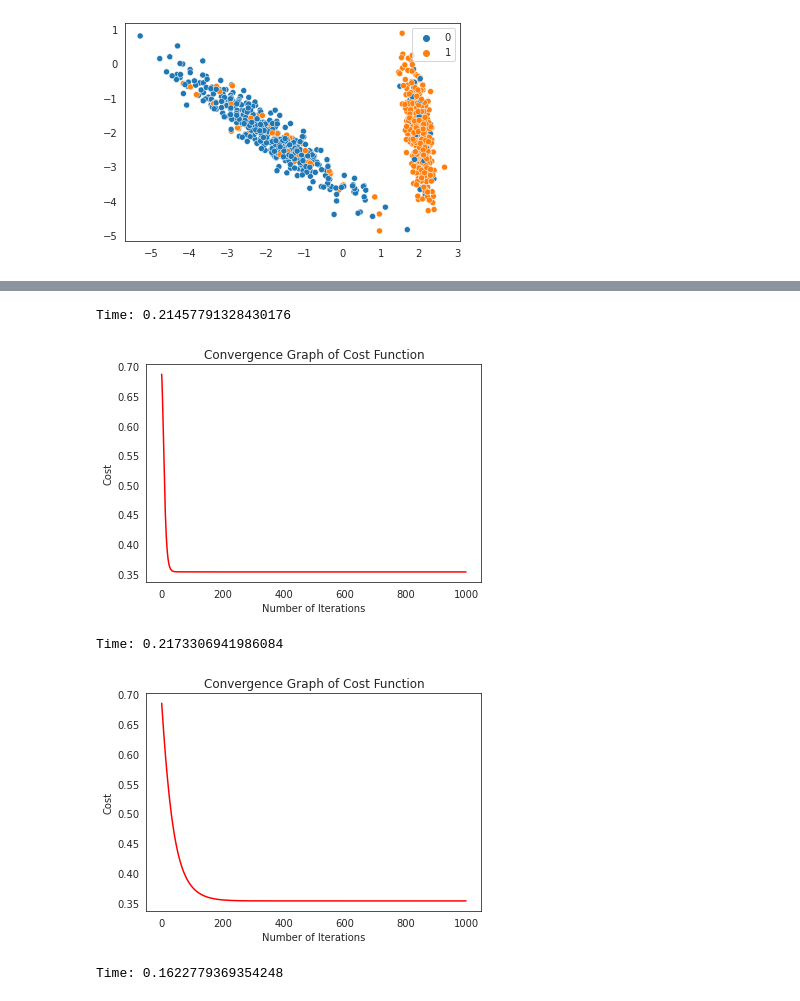
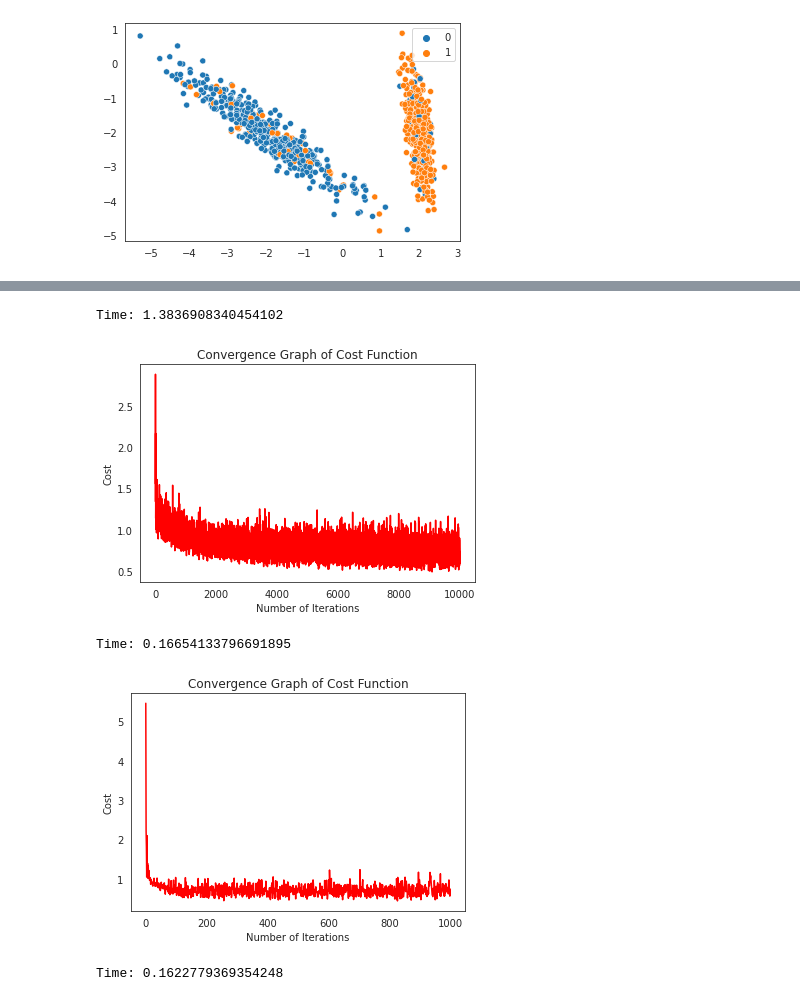
Before and after one commit to AlejandroSepulvedaGuatecique/Projects-in-Ml-and-AI-, a Jupyter notebook: Copia_de_Logistic_Regression_Synthetic_data.ipynb, the cells around one changed output, grey strips where cells are left out. Saved outputs shown, nothing was run; the diff lists cells and outputs as text; code cells hidden in the pictures.

```diff
--- a/Copia_de_Logistic_Regression_Synthetic_data.ipynb
+++ b/Copia_de_Logistic_Regression_Synthetic_data.ipynb
@@ -119,14 +119,14 @@ Time: 0.31783175468444824
 m = len(y)
 n = np.size(X,1)
 params = np.zeros((n,1))
-iterations = 1000
-learning_rate =0.01
+iterations = 10000
+learning_rate =0.0001
 
 initial_cost = compute_cost(X, y, params)
 
 start = time.time()
 (cost_history, params_optimal) = mini_batch_gradient_descent_mom(X, y, params,
-                                 learning_rate, iterations,mbs=1001,Beta1=0.9)
+                                 learning_rate, iterations,mbs=252,Beta1=0.9)
 
 end = time.time()
 print('Time:',end - start)
@@ -138,33 +138,33 @@ plt.xlabel("Number of Iterations")
 plt.ylabel("Cost")
 plt.show()
 # %% [output]
-Time: 0.21457791328430176
+Time: 1.3836908340454102
-[figure, old version]
+[figure, new version]
 # %%
 m = len(y)
 n = np.size(X,1)
 params = np.zeros((n,1))
 iterations = 1000
 learning_rate =0.01
 
 initial_cost = compute_cost(X, y, params)
 
 start = time.time()
 (cost_history, params_optimal) = mini_batch_gradient_descent_Adam(X, y, params,
-                                 learning_rate, iterations,mbs=1001,Beta1=0.9,Beta2=0.999)
+                                 learning_rate, iterations,mbs=252,Beta1=0.9,Beta2=0.999)
 
 end = time.time()
 print('Time:',end - start)
 plt.figure()
 sns.set_style('white')
 plt.plot(range(len(cost_history)), cost_history, 'r')
 plt.title("Convergence Graph of Cost Function")
 plt.xlabel("Number of Iterations")
 plt.ylabel("Cost")
 plt.show()
 # %% [output]
-Time: 0.2173306941986084
+Time: 0.16654133796691895
-[figure, old version]
+[figure, new version]
 # %%
 m = len(y)
 n = np.size(X,1)
```
Also changed, not shown: parts of 5 cells of this notebook.
